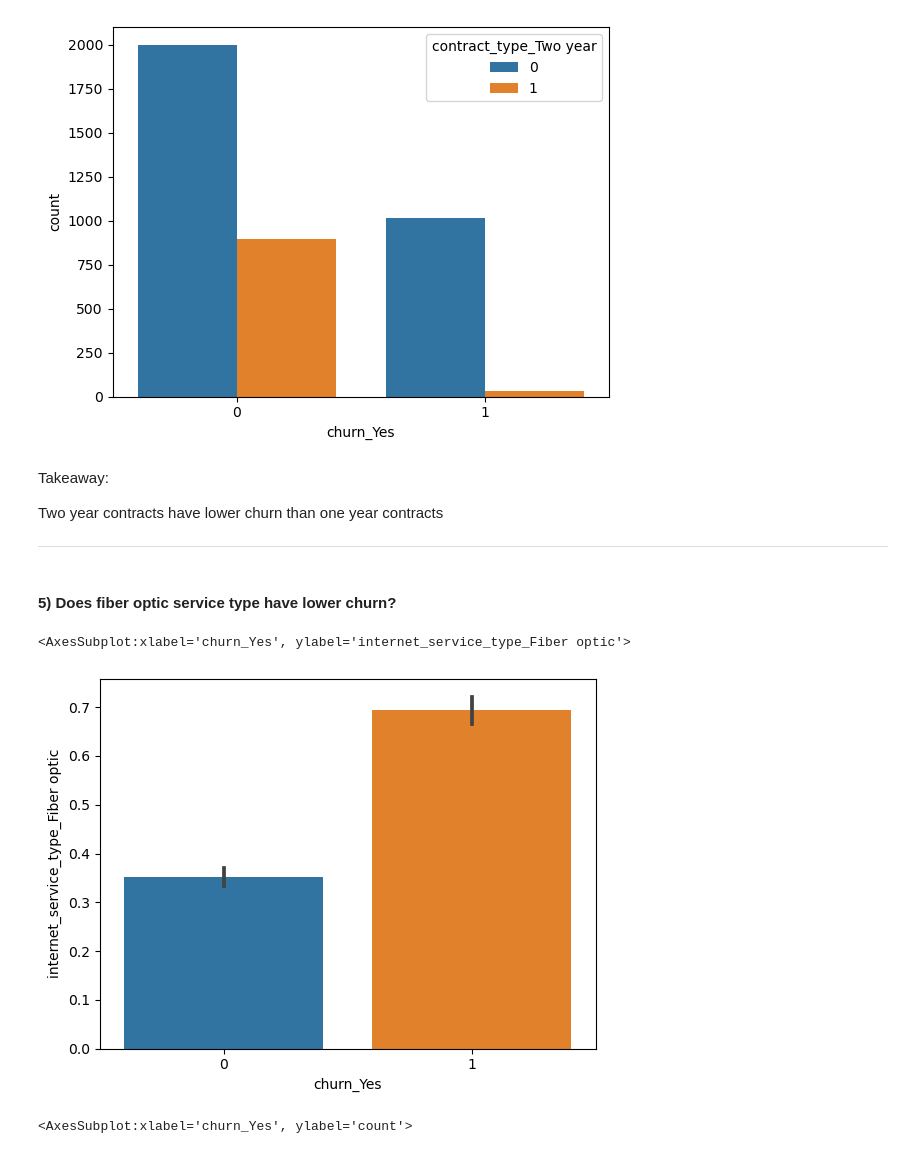
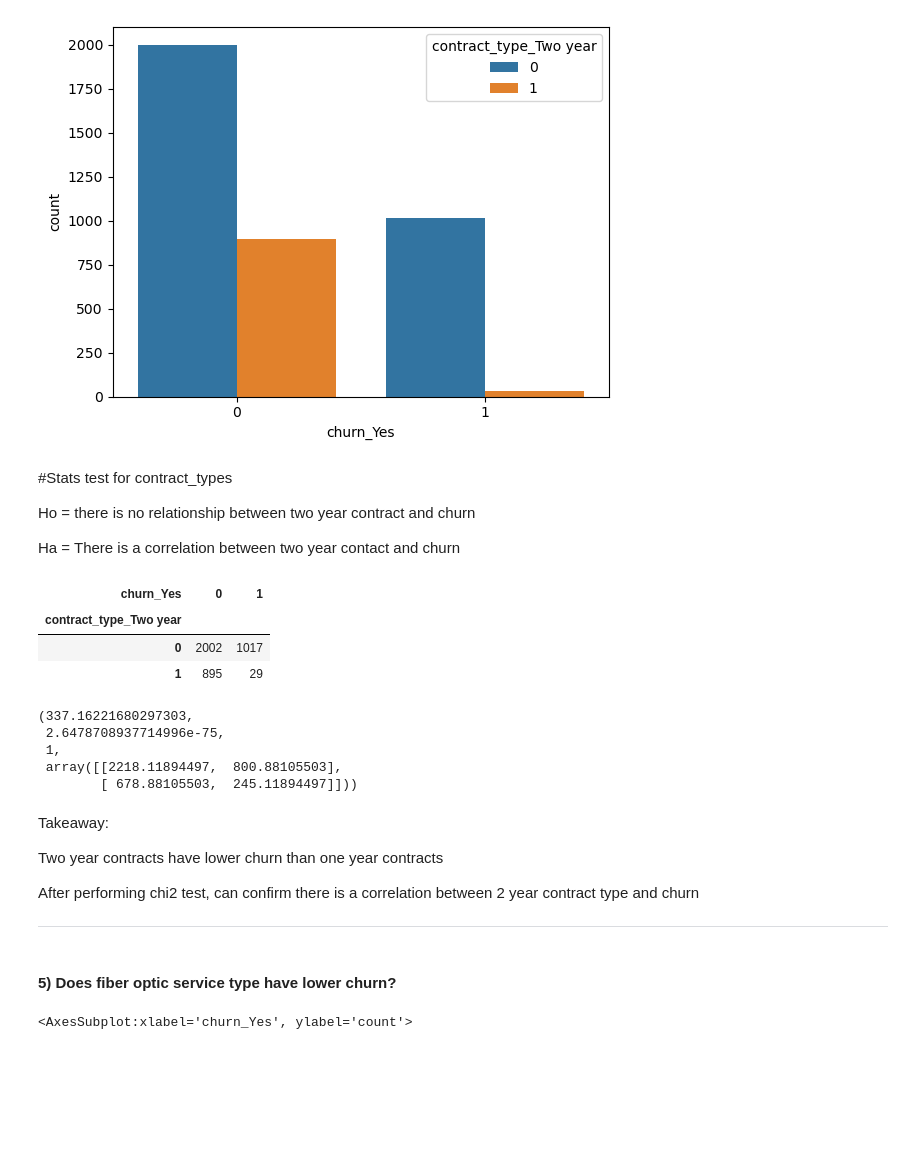
Before and after one commit to stephen-c-perry/Telco_Churn_Classification_Project, a Jupyter notebook: scratchwork_1.ipynb, the cells around one changed output. Drawn from its saved outputs; the diff is of its cells as text; code cells hidden in the pictures; blank space fills up the shorter version.

```diff
--- a/scratchwork_1.ipynb
+++ b/scratchwork_1.ipynb
@@ -366,15 +419,36 @@ sns.countplot(data = train, x = 'churn_Yes', hue = 'contract_type_Two year')
+# %% [markdown]
+#Stats test for contract_types
+
+Ho = there is no relationship between two year contract and churn
+
+Ha = There is a correlation between two year contact and churn
+# %%
+observed_contract_2_Year = pd.crosstab(train['contract_type_Two year'], train.churn_Yes)
+# %%
+observed_contract_2_Year
+# %% [output]
+| churn_Yes | 0 | 1 |
+| contract_type_Two year |  |  |
+| 0 | 2002 | 1017 |
+| 1 | 895 | 29 |
+# %%
+chi2, p, degf, expected = stats.chi2_contingency(observed_contract_2_Year)
+chi2, p, degf, expected
+# %% [output]
+(337.16221680297303,
+ 2.6478708937714996e-75,
+ 1,
+ array([[2218.11894497,  800.88105503],
+        [ 678.88105503,  245.11894497]]))
 # %% [markdown]
 Takeaway:
 
 Two year contracts have lower churn than one year contracts
+
+After performing chi2 test, can confirm there is a correlation between 2 year contract type and churn
 - - -
 # %% [markdown]
 #### 5) Does fiber optic service type have lower churn?
-# %%
-sns.barplot(data = train, x = 'churn_Yes', y = 'internet_service_type_Fiber optic')
-# %% [output]
-<AxesSubplot:xlabel='churn_Yes', ylabel='internet_service_type_Fiber optic'>
-[figure, removed]
 # %%
 sns.countplot(data = train, x = 'churn_Yes', hue = 'internet_service_type_Fiber optic')
 # %% [output]
```
Also changed, not shown: parts of 19 cells of this notebook.
